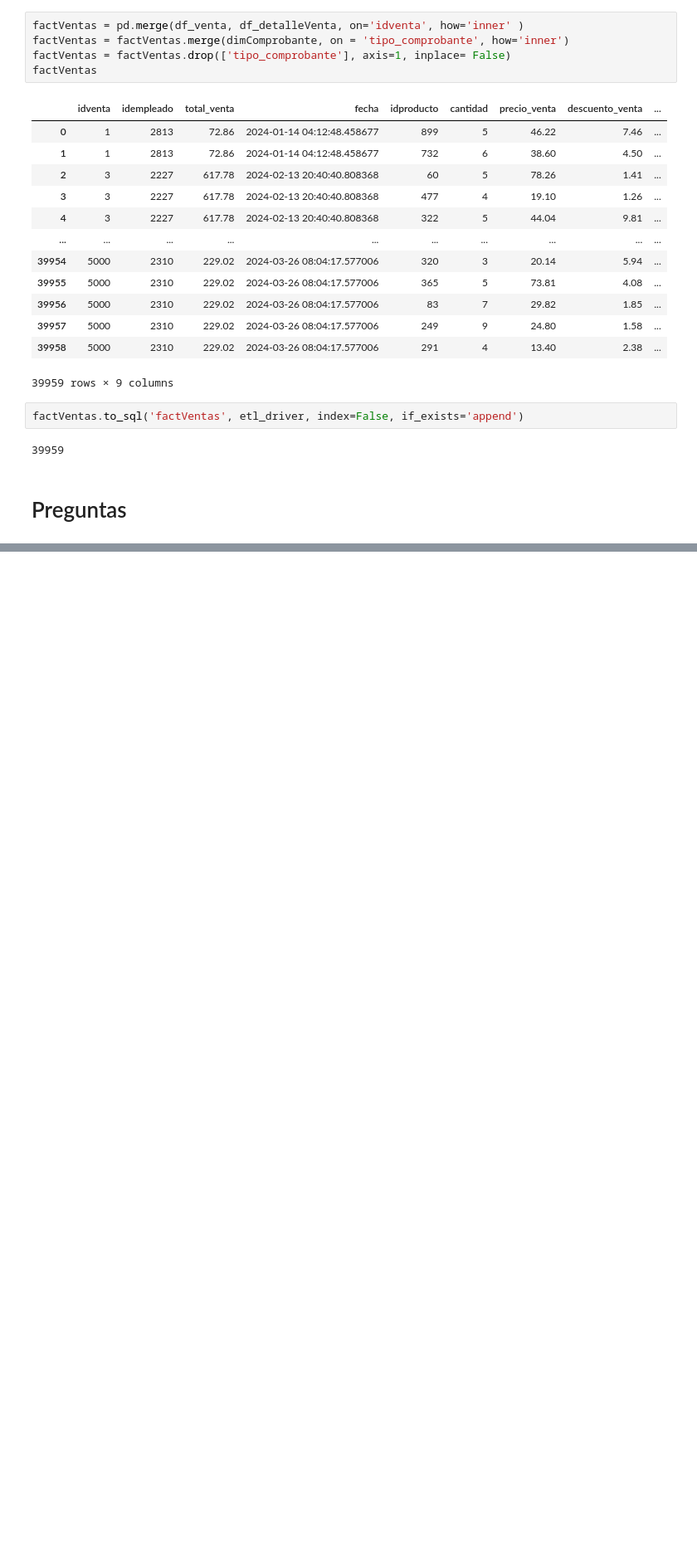
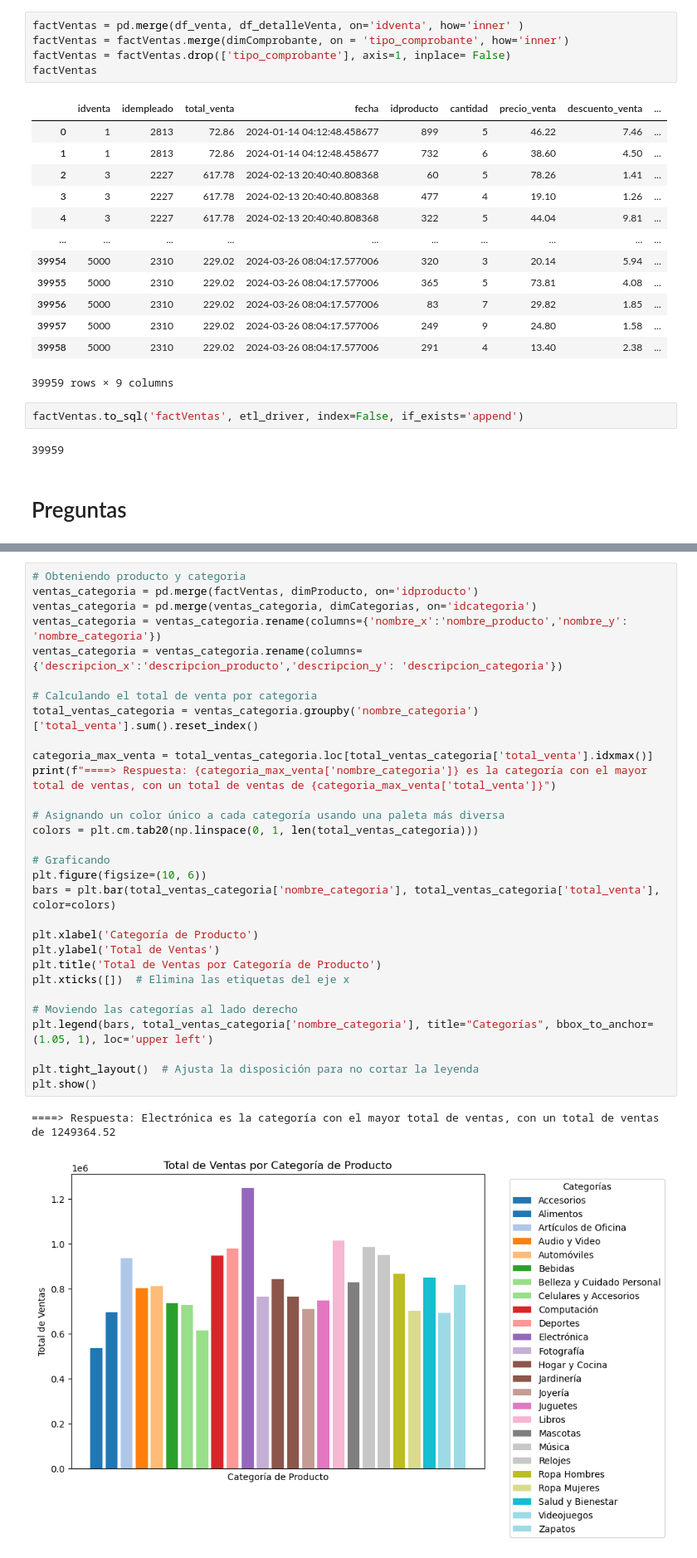
Before and after one commit to yosefmarr/python-final-project, a Jupyter notebook: etl.ipynb, the cells around one changed output, grey strips where cells are left out. Shown at 83% size. Drawn from its saved outputs; the diff is of its cells as text; blank space fills up the shorter version.

```diff
--- a/etl.ipynb
+++ b/etl.ipynb
@@ -369,0 +310,33 @@ factVentas.to_sql('factVentas', etl_driver, index=False, if_exists='append')
+# %%
+# Obteniendo producto y categoria
+ventas_categoria = pd.merge(factVentas, dimProducto, on='idproducto')
+ventas_categoria = pd.merge(ventas_categoria, dimCategorias, on='idcategoria')
+ventas_categoria = ventas_categoria.rename(columns={'nombre_x':'nombre_producto','nombre_y': 'nombre_categoria'})
+ventas_categoria = ventas_categoria.rename(columns={'descripcion_x':'descripcion_producto','descripcion_y': 'descripcion_categoria'})
+
+# Calculando el total de venta por categoria
+total_ventas_categoria = ventas_categoria.groupby('nombre_categoria')['total_venta'].sum().reset_index()
+
+categoria_max_venta = total_ventas_categoria.loc[total_ventas_categoria['total_venta'].idxmax()]
+print(f"====> Respuesta: {categoria_max_venta['nombre_categoria']} es la categoría con el mayor total de ventas, con un total de ventas de {categoria_max_venta['total_venta']}")
+
+# Asignando un color único a cada categoría usando una paleta más diversa
+colors = plt.cm.tab20(np.linspace(0, 1, len(total_ventas_categoria)))
+
+# Graficando
+plt.figure(figsize=(10, 6))
+bars = plt.bar(total_ventas_categoria['nombre_categoria'], total_ventas_categoria['total_venta'], color=colors)
+
+plt.xlabel('Categoría de Producto')
+plt.ylabel('Total de Ventas')
+plt.title('Total de Ventas por Categoría de Producto')
+plt.xticks([])  # Elimina las etiquetas del eje x
+
+# Moviendo las categorías al lado derecho
+plt.legend(bars, total_ventas_categoria['nombre_categoria'], title="Categorías", bbox_to_anchor=(1.05, 1), loc='upper left')
+
+plt.tight_layout()  # Ajusta la disposición para no cortar la leyenda
+plt.show()
+# %% [output]
+====> Respuesta: Electrónica es la categoría con el mayor total de ventas, con un total de ventas de 1249364.52
+[figure, added]
```
Also changed, not shown: parts of 12 cells of this notebook.
